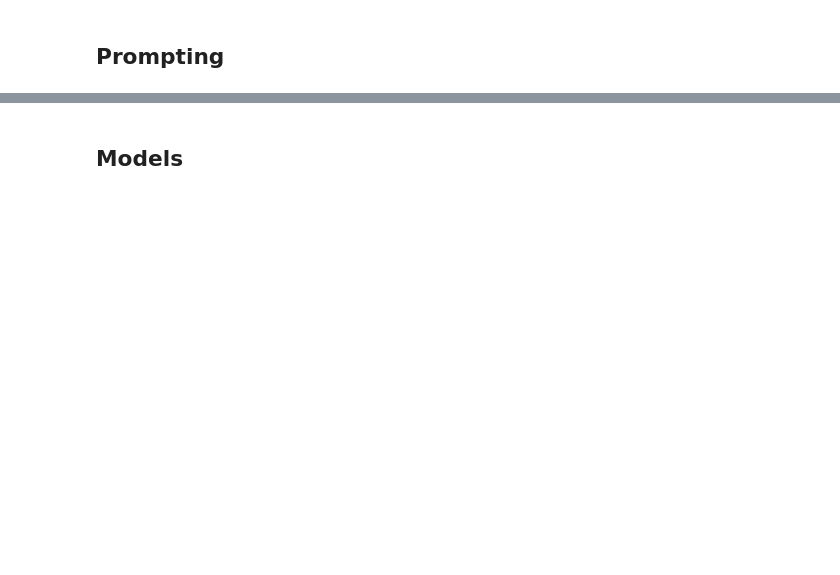
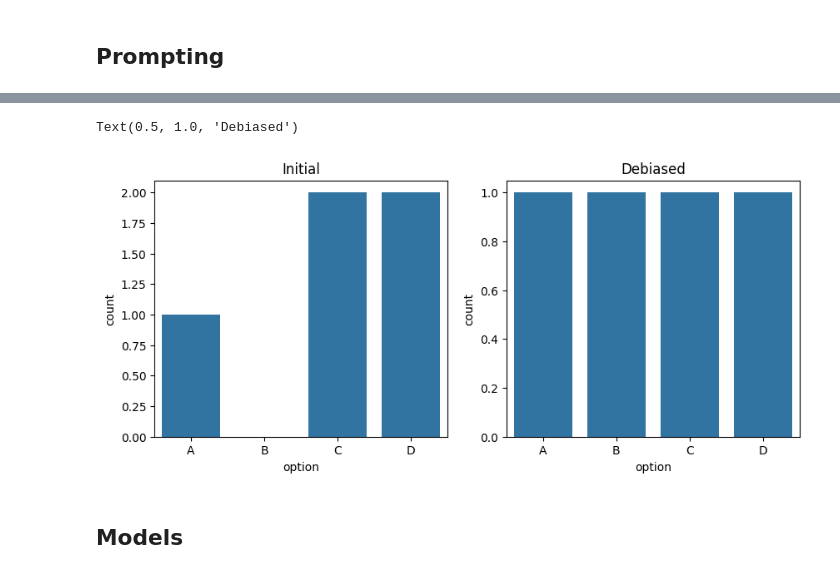
Before and after one commit to stickshift/llm-mcq-bias, a Jupyter notebook: notebooks/00-overview.ipynb, the cells around one changed output, grey strips where cells are left out. Cells and saved outputs as stored; diff of their text form; code cells hidden in the pictures; blank space fills up the shorter version.

```diff
--- a/notebooks/00-overview.ipynb
+++ b/notebooks/00-overview.ipynb
@@ -87,2 +93,35 @@ Note that our prompt template is specifically designed to generate valid answers
+# %%
+# Randomly select a category
+category = examples.category.sample(n=1).iloc[0]
+
+# Measure initial answer distribution
+selected = examples[examples.category == category]
+
+distribution1 = DataFrame([
+    {"option": option, "count": selected[selected.answer == option].answer.count()}
+    for option in OPTIONS
+])
+# %%
+# Debias examples
+examples = lmb.datasets.mmlu.debias_example_answers(examples)
+# %%
+# Measure debiased answer distribution
+selected = examples[examples.category == category]
+
+distribution2 = DataFrame([
+    {"option": option, "count": selected[selected.answer == option].answer.count()}
+    for option in OPTIONS
+])
+# %%
+fig, axs = plt.subplots(ncols=2, figsize=(10,4))
+
+sns.barplot(x="option", y="count", data=distribution1, ax=axs[0])
+axs[0].set_title("Initial")
+
+sns.barplot(x="option", y="count", data=distribution2, ax=axs[1])
+axs[1].set_title("Debiased")
+# %% [output]
+Text(0.5, 1.0, 'Debiased')
+[figure, added]
 # %% [markdown]
 ## Models
```
Also changed, not shown: parts of 50 cells of this notebook, 3 other files.
